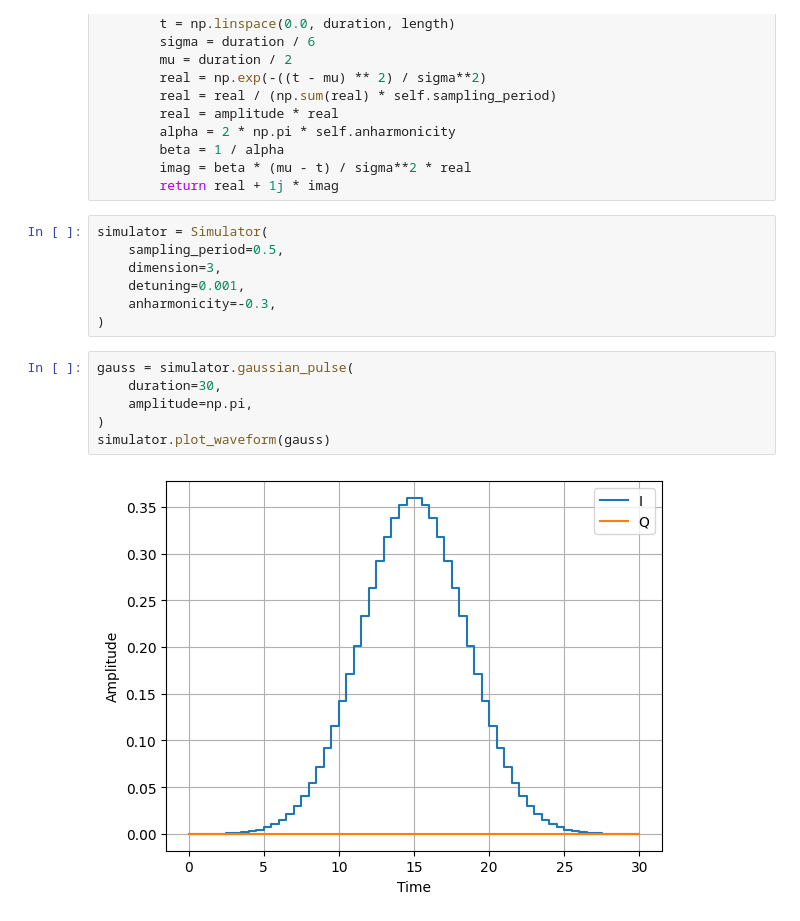
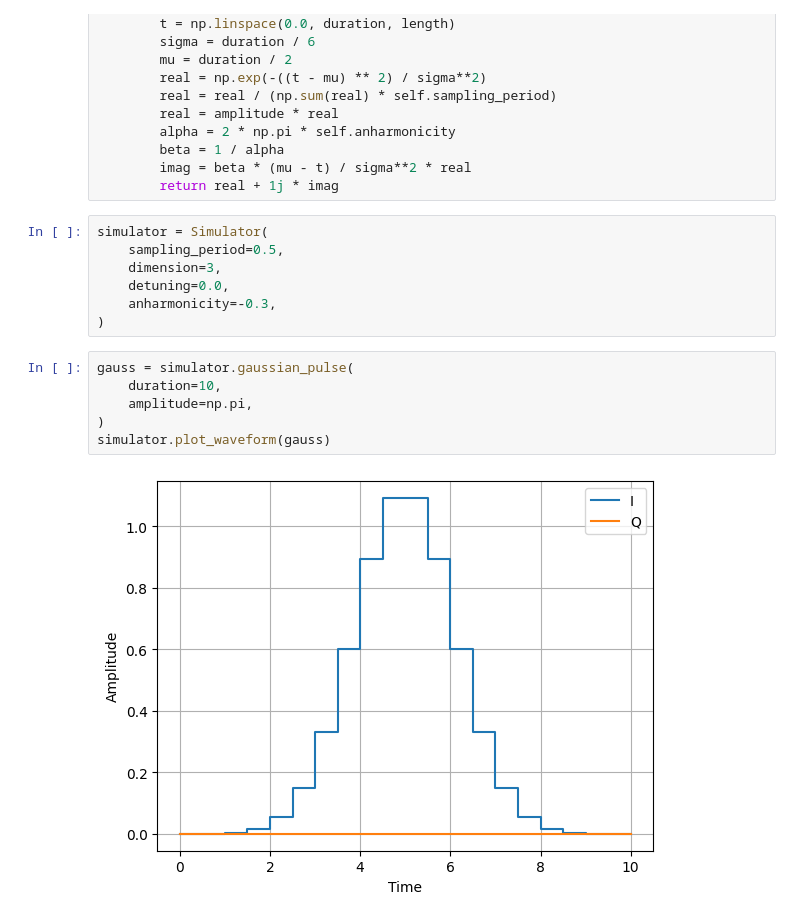
Before and after one commit to amachino/physics-of-qubits, a Jupyter notebook: content/ipynb/qubit-control.ipynb, the cells around one changed output. Drawn from its saved outputs; the diff is of its cells as text.

```diff
--- a/content/ipynb/qubit-control.ipynb
+++ b/content/ipynb/qubit-control.ipynb
@@ -115,17 +115,17 @@ class Simulator:
 simulator = Simulator(
     sampling_period=0.5,
     dimension=3,
-    detuning=0.001,
+    detuning=0.0,
     anharmonicity=-0.3,
 )
 # %%
 gauss = simulator.gaussian_pulse(
-    duration=30,
+    duration=10,
     amplitude=np.pi,
 )
 simulator.plot_waveform(gauss)
 # %% [output]
-[figure, old version]
+[figure, new version]
 # %%
 result_gauss = simulator.simulate(gauss)
 simulator.display_bloch_sphere(result_gauss)
```
Also changed, not shown: parts of 3 cells of this notebook.
